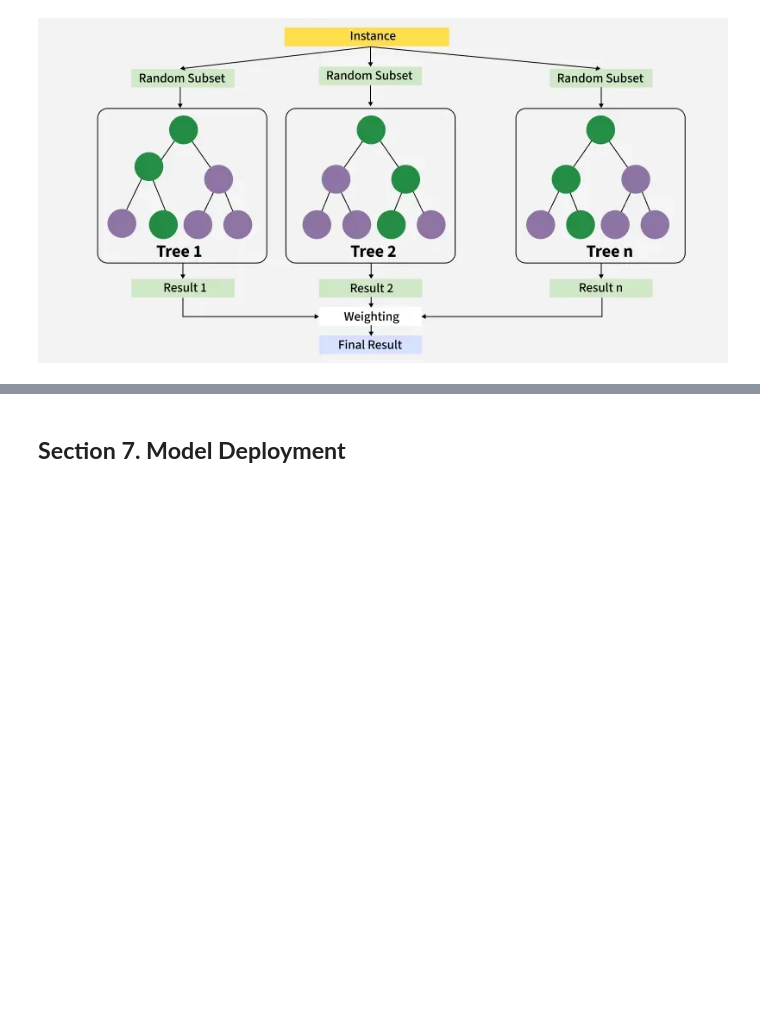
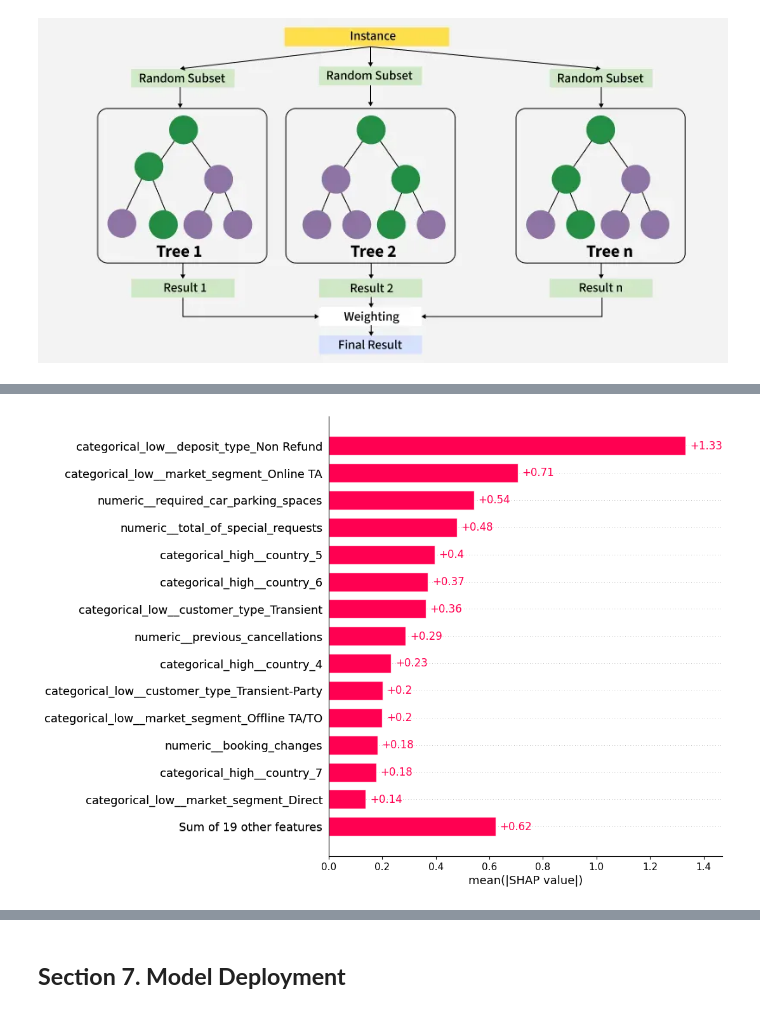
Before and after one commit to rafiandrianto/Capstone3, a Jupyter notebook: notebook/1.0-bdp-notebook.ipynb, the cells around one changed output, grey strips where cells are left out. Saved outputs shown, nothing was run; the diff lists cells and outputs as text; code cells hidden in the pictures; blank space fills up the shorter version.

```diff
--- a/notebook/1.0-bdp-notebook.ipynb
+++ b/notebook/1.0-bdp-notebook.ipynb
@@ -1561,0 +1602,12 @@ Pipeline(steps=[('preprocessing',
+# %%
+x_test_df = pd.DataFrame(
+    best_model.named_steps['preprocessing'].transform(x_test),
+    columns=feature_names
+)
+
+shap_values = explainer(x_test_df)
+
+plt.figure(figsize=(10, 6))
+shap.plots.bar(shap_values, max_display=15)
+# %% [output]
+[figure, added]
```
Also changed, not shown: parts of 37 cells of this notebook, 2 other files.
